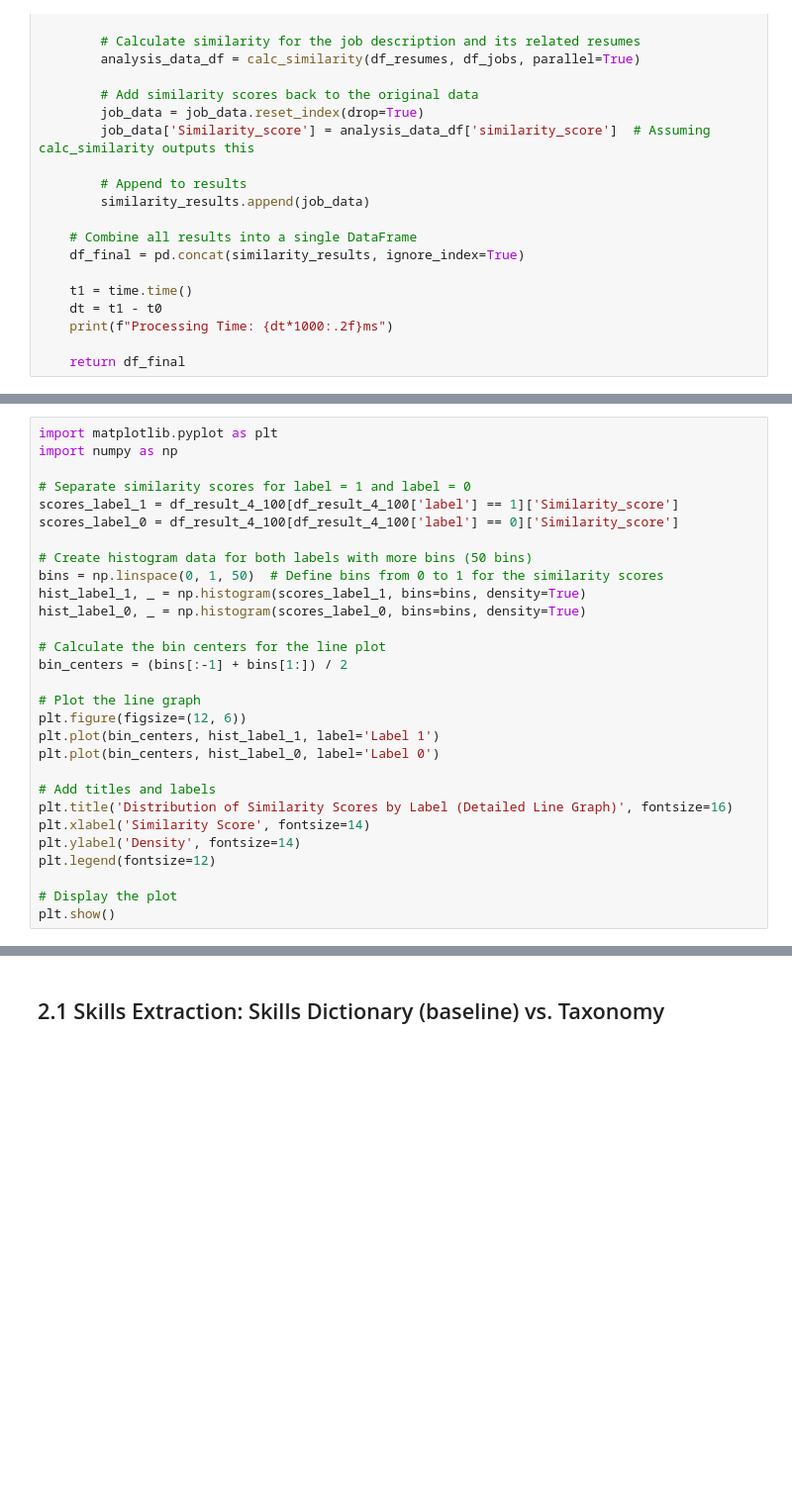
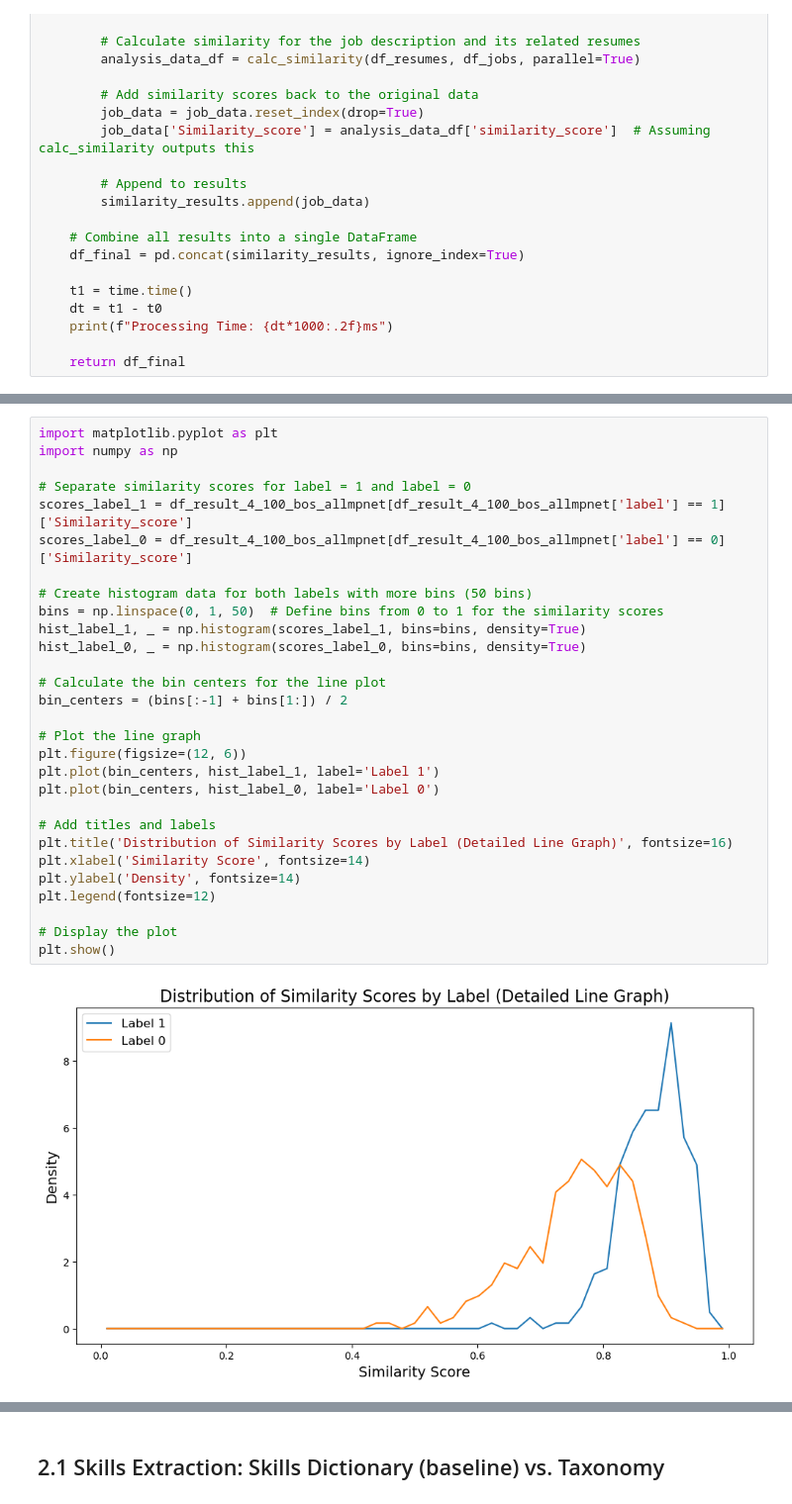
Before and after one commit to Tim60161/workproject_matching_algo, a Jupyter notebook: model_testing.ipynb, the cells around one changed output, grey strips where cells are left out. Shown at 99% size. Cells and saved outputs as stored; diff of their text form; blank space fills up the shorter version.

```diff
--- a/model_testing.ipynb
+++ b/model_testing.ipynb
@@ -482,29 +659,31 @@ print(f"Difference - Mean: {mean_difference_4_100}, Median: {median_difference_4
 # %%
 import matplotlib.pyplot as plt
 import numpy as np
 
 # Separate similarity scores for label = 1 and label = 0
-scores_label_1 = df_result_4_100[df_result_4_100['label'] == 1]['Similarity_score']
-scores_label_0 = df_result_4_100[df_result_4_100['label'] == 0]['Similarity_score']
+scores_label_1 = df_result_4_100_bos_allmpnet[df_result_4_100_bos_allmpnet['label'] == 1]['Similarity_score']
+scores_label_0 = df_result_4_100_bos_allmpnet[df_result_4_100_bos_allmpnet['label'] == 0]['Similarity_score']
 
 # Create histogram data for both labels with more bins (50 bins)
 bins = np.linspace(0, 1, 50)  # Define bins from 0 to 1 for the similarity scores
 hist_label_1, _ = np.histogram(scores_label_1, bins=bins, density=True)
 hist_label_0, _ = np.histogram(scores_label_0, bins=bins, density=True)
 
 # Calculate the bin centers for the line plot
 bin_centers = (bins[:-1] + bins[1:]) / 2
 
 # Plot the line graph
 plt.figure(figsize=(12, 6))
 plt.plot(bin_centers, hist_label_1, label='Label 1')
 plt.plot(bin_centers, hist_label_0, label='Label 0')
 
 # Add titles and labels
 plt.title('Distribution of Similarity Scores by Label (Detailed Line Graph)', fontsize=16)
 plt.xlabel('Similarity Score', fontsize=14)
 plt.ylabel('Density', fontsize=14)
 plt.legend(fontsize=12)
 
 # Display the plot
 plt.show()
+# %% [output]
+[figure, added]
```
Also changed, not shown: parts of 99 cells of this notebook, 3 other files.
